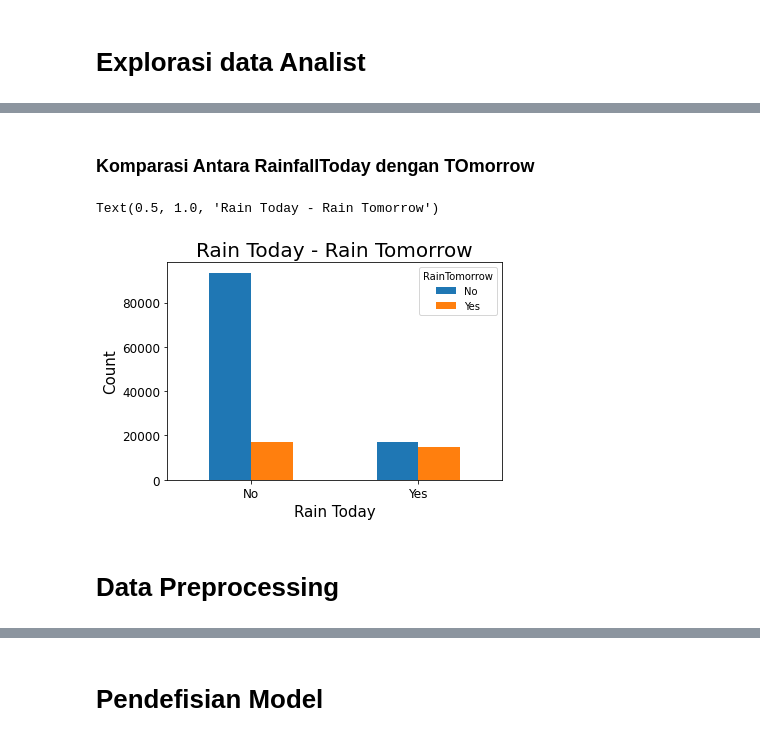
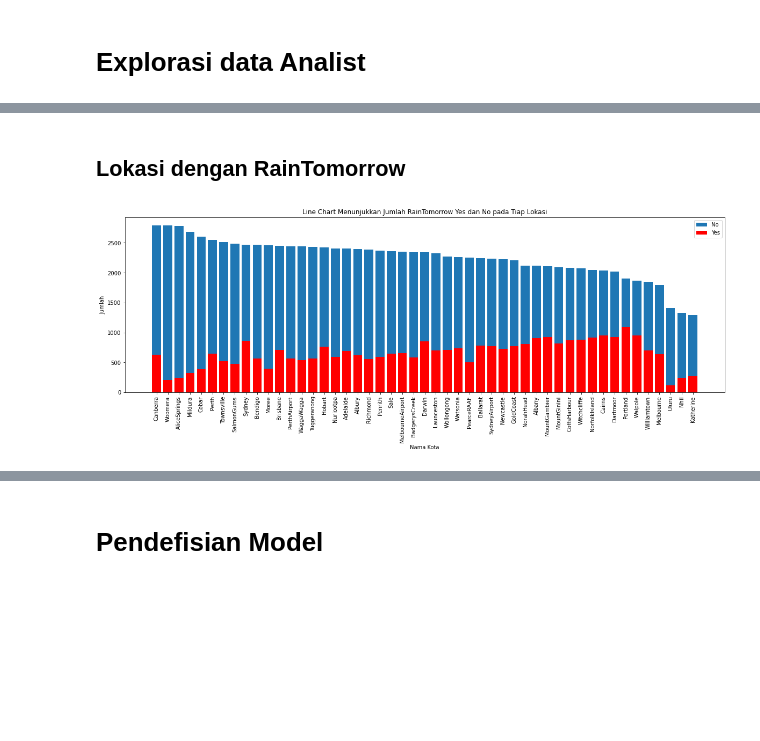
Before and after one commit to Mazcho/Perbandingan-Algoritma-Logistic-Regresi-dan-SVM-dalam-memprediksi-cuaca-_Hacktiv8-FinalProject2, a Jupyter notebook: PYTN_KampusMerdeka_FP2_Hacktiv8.ipynb, the cells around one changed output, grey strips where cells are left out. Drawn from its saved outputs; the diff is of its cells as text; code cells hidden in the pictures; blank space fills up the shorter version.

```diff
--- a/PYTN_KampusMerdeka_FP2_Hacktiv8.ipynb
+++ b/PYTN_KampusMerdeka_FP2_Hacktiv8.ipynb
@@ -590,13 +354,0 @@ def plt_scatter_double(groupby1, groupby2):
-# %%
-df['Date'] = pd.to_datetime(df['Date'], errors='coerce')
-rainfall =[df['Date'].dt.year, df['Date'].dt.month, df['Rainfall']]
-headers = ['Year', 'Month', 'Rainfall']
-rainfall_df = pd.concat(rainfall, axis=1, keys=headers)
-
-plt.figure(figsize=(10,8))
-a = rainfall_df.groupby('Month').agg({'Rainfall':'sum'})
-a.plot(kind='bar', color='blue')
-plt.title('Rainfall distribution in each month', fontsize=15)
-plt.xlabel('Month', fontsize=10)
-plt.ylabel('Rainfall (in mm)', fontsize=10)
-plt.xticks(rotation=0)
@@ -733,19 +355,37 @@ Text(0.5, 1.0, 'Temperature at 3PM')
-# %% [markdown]
-### Komparasi Antara RainfallToday dengan TOmorrow
-# %%
-Today_Tomo_plot = pd.crosstab(df['RainToday'], df['RainTomorrow'])
-
-plt.rcParams["figure.figsize"] = (6,4)
-
-Today_Tomo_plot.plot(kind='bar',stacked=False)
-
-plt.xlabel('Rain Today', fontsize=15)
-plt.ylabel('Count', fontsize=15)
-plt.xticks(rotation=0, fontsize=12)
-plt.yticks(fontsize=12)
-plt.title('Rain Today - Rain Tomorrow', fontsize=20)
-# %% [output]
-Text(0.5, 1.0, 'Rain Today - Rain Tomorrow')
-[figure, removed]
-# %% [markdown]
-# Data Preprocessing
+# %% [markdown]
+## Lokasi dengan RainTomorrow
+# %%
+# Hitung jumlah kejadian "RainTomorrow" yang sama dengan "Yes" untuk setiap lokasi
+df_rain_tomorrow_yes = df.loc[df['RainTomorrow']=='Yes'].groupby('Location')['RainTomorrow'].count().reset_index(name='Yes')
+df_rain_tomorrow_yes = df_rain_tomorrow_yes.sort_values(by='Yes', ascending=False)
+
+df_rain_tomorrow_no = df.loc[df["RainTomorrow"]=="No"].groupby("Location")["RainTomorrow"].value_counts().reset_index(name="No")
+df_rain_tomorrow_no = df_rain_tomorrow_no.sort_values(by="No", ascending=False)
+
+# Buat figure dengan ukuran 10 x 6 inci
+fig, ax = plt.subplots(figsize=(20, 6))
+
+
+# Buat line chart untuk jumlah No
+ax.bar(df_rain_tomorrow_no['Location'], df_rain_tomorrow_no['No'], label='No')
+
+# Buat line chart untuk jumlah Yes
+ax.bar(df_rain_tomorrow_yes['Location'], df_rain_tomorrow_yes['Yes'], label='Yes',color='red')
+
+
+
+# Atur judul, label sumbu-x dan sumbu-y
+ax.set_title('Line Chart Menunjukkan Jumlah RainTomorrow Yes dan No pada Tiap Lokasi')
+ax.set_xlabel('Nama Kota')
+ax.set_ylabel('Jumlah')
+
+# Atur label untuk setiap line chart
+ax.legend()
+
+# Putar label sumbu-x supaya mudah dibaca
+plt.xticks(rotation=90)
+
+# Tampilkan plot
+plt.show()
+# %% [output]
+[figure, added]
```
Also changed, not shown: parts of 108 cells of this notebook.
